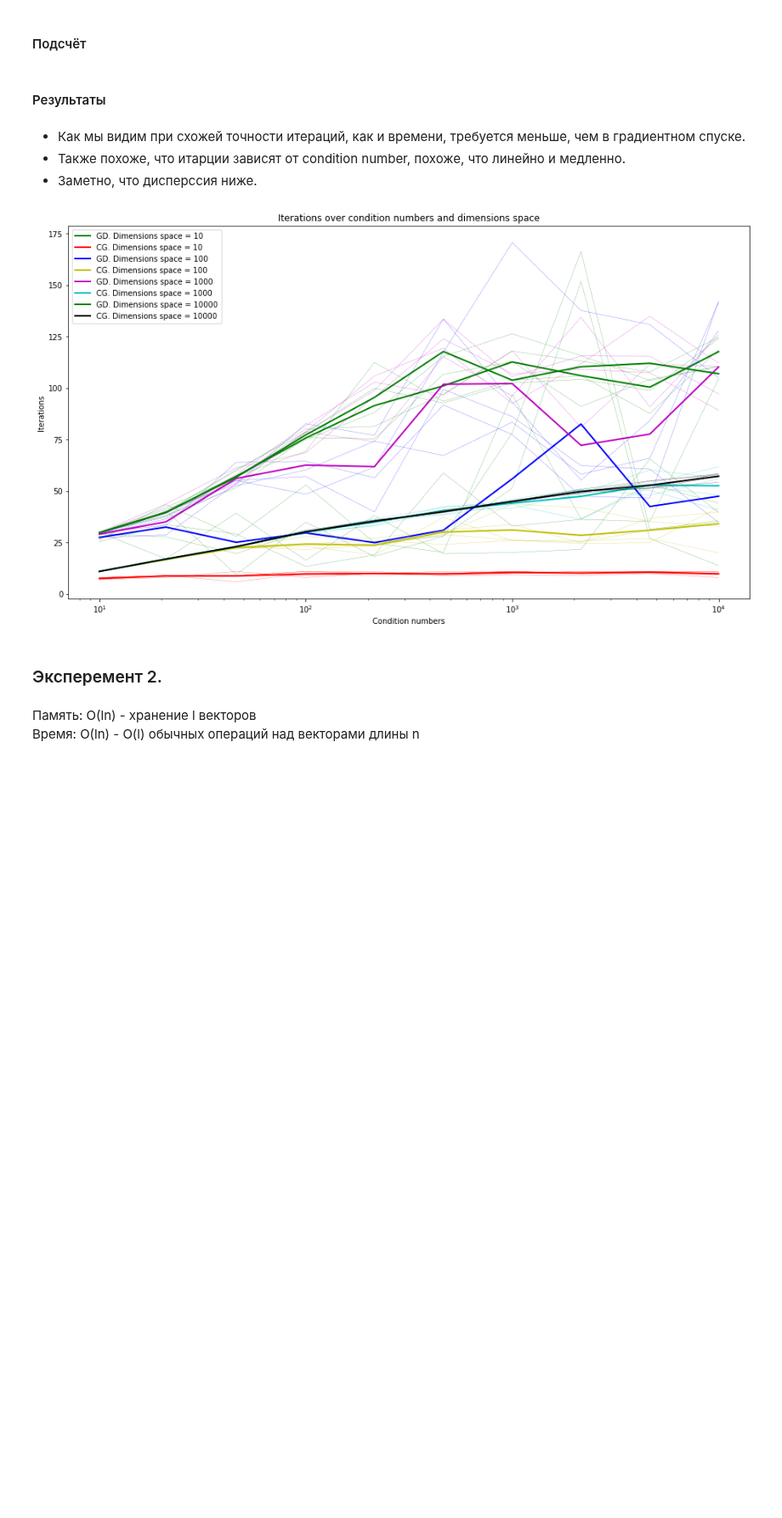
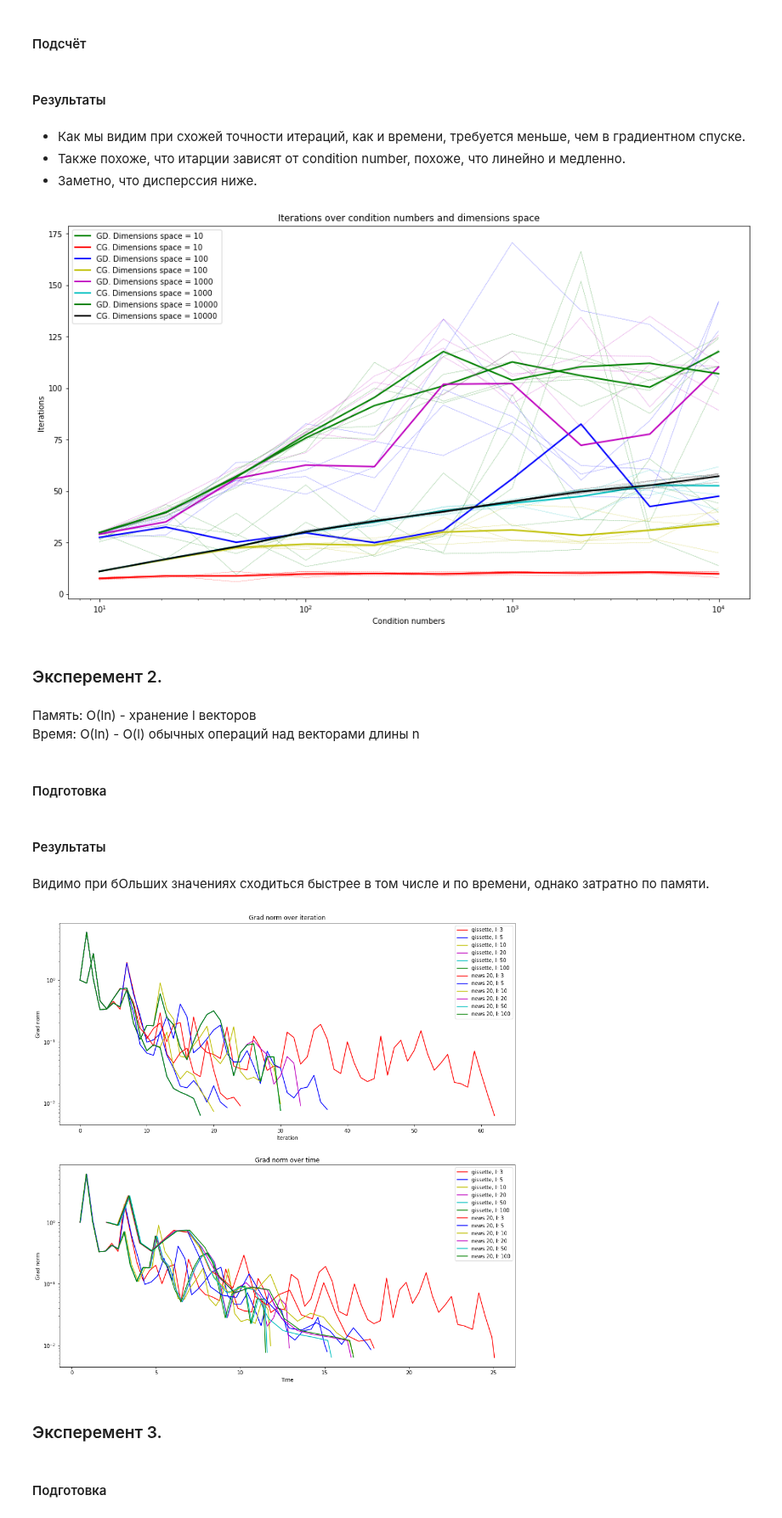
Before and after one commit to Panesher/Machine-Learning, a Jupyter notebook: OML/task2/othcher.ipynb, the cells around one changed output. Shown at 85% size. Cells and saved outputs as stored; diff of their text form; code cells hidden in the pictures; blank space fills up the shorter version.

```diff
--- a/OML/task2/othcher.ipynb
+++ b/OML/task2/othcher.ipynb
@@ -159,6 +160,62 @@ plt.show()
 # %% [markdown]
 Память: О(ln) - хранение l векторов<br>
 Время: О(ln) - O(l) обычных операций над векторами длины n
+# %% [markdown]
+#### Подготовка
 # %%
 news20 = libsvm.fetch('binary', 'news20.binary')
 gisette = libsvm.fetch('binary', 'gisette_scale')
+# %%
+class TesterLBFGS:
+    def __init__(self, dataset, name=None):
+        self.lr = oracles.create_log_reg_oracle(dataset['data'], dataset['target'], 1 / dataset['data'].shape[1])
+        self.x_0 = np.zeros(dataset['data'].shape[1])
+        self.grad_norm_0 = norm(self.lr.grad(self.x_0))
+        self.name = name
+
+    def get_grad_norm_and_time(self, l):
+        _, msg, history = lbfgs(self.lr, self.x_0, memory_size=l, trace=True)
+        assert msg == 'success', 'lbfgs returned non success message'
+        return np.array(history['grad_norm']) / self.grad_norm_0, np.array(history['time'])
+
+    def test_and_plot(self, l_list, axs):
+        colors = ['r', 'b', 'y', 'm', 'c', 'g', 'k']
+        for i, l in enumerate(l_list):
+            grad_norms, times = self.get_grad_norm_and_time(l)
+            color = colors[i % len(colors)]
+            plt.sca(axs[0])
+            plt.plot(np.arange(grad_norms.shape[0]), grad_norms, color=color,\
+                label=self.name + ', l: ' + str(l))
+
+            plt.sca(axs[1])
+            plt.plot(times, grad_norms, color=color,\
+                label=self.name + ', l: ' + str(l))
+
+        for i in range(2):
+            plt.sca(axs[i])
+            plt.yscale('log')
+            plt.ylabel('Grad norm')
+            plt.legend()
+
+        plt.sca(axs[0])
+        plt.xlabel('Iteration')
+        plt.title('Grad norm over iteration')
+
+        plt.sca(axs[1])
+        plt.xlabel('Time')
+        plt.title('Grad norm over time')
+# %% [markdown]
+#### Результаты
+# %% [markdown]
+Видимо при бОльших значениях сходиться быстрее в том числе и по времени, однако затратно по памяти.
+# %%
+_, axs = plt.subplots(2, 1, figsize=(16, 16))
+l_list = [3, 5, 10, 20, 50, 100]
+TesterLBFGS(gisette, name='gissette').test_and_plot(l_list, axs)
+TesterLBFGS(news20, name='news 20').test_and_plot(l_list, axs)
+# %% [output]
+[figure, added]
+# %% [markdown]
+### Эксперемент 3.
+# %% [markdown]
+#### Подготовка
```
Also changed, not shown: parts of 7 cells of this notebook, 1 other file.
